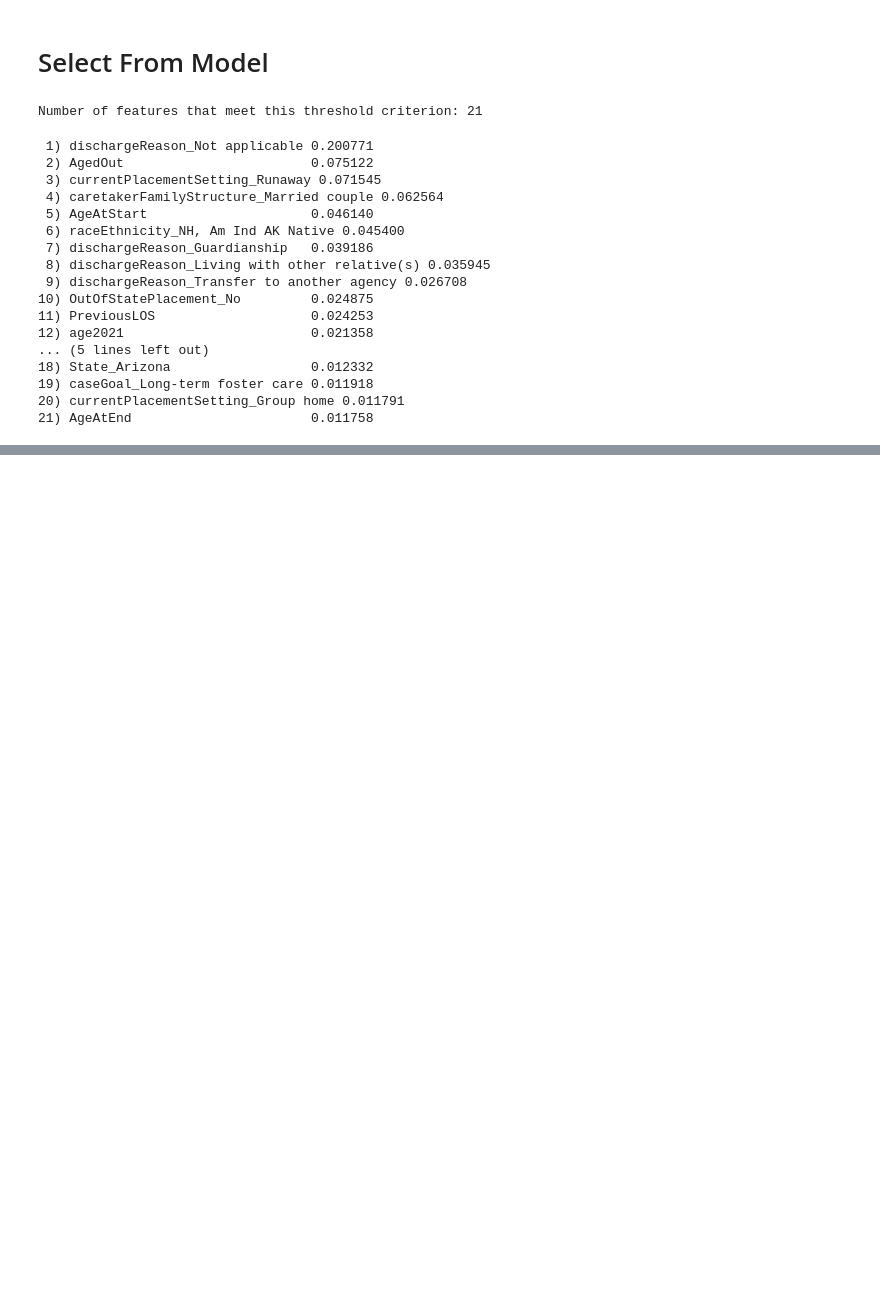
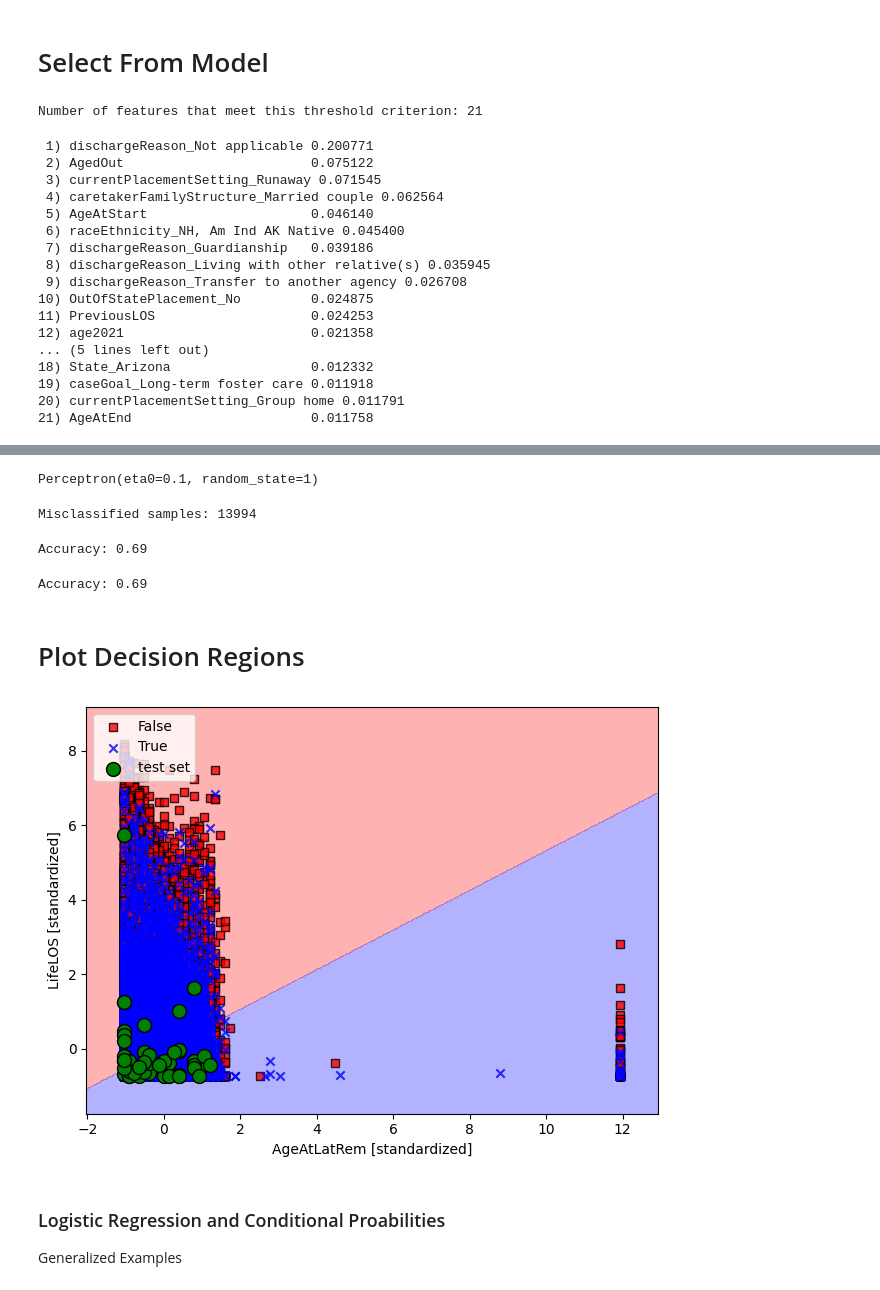
Before and after one commit to sophie2chance2/foster_care_analysis, a Jupyter notebook: prep_ml_data.ipynb, the cells around one changed output, grey strips where cells are left out. Drawn from its saved outputs; the diff is of its cells as text; code cells hidden in the pictures; blank space fills up the shorter version.

```diff
--- a/prep_ml_data.ipynb
+++ b/prep_ml_data.ipynb
@@ -283,0 +314,5 @@ for f in range(X_selected.shape[1]):
+# %%
+X = ml_df[['AgeAtLatRem', 'LifeLOS']].values # only 3 features #, 'FCMntPay', 'HOUSING'
+y = ml_df['dischargeReason_Reunified with parent, primary caretaker']
+# %%
+X_train, X_test, y_train, y_test = train_test_split(X, y, test_size=0.3, random_state=0, stratify=y)
@@ -283,0 +327,29 @@ for f in range(X_selected.shape[1]):
+# %%
+# Scaling
+from sklearn.preprocessing import StandardScaler
+sc = StandardScaler()
+X_train_std = sc.fit_transform(X_train)
+X_test_std = sc.transform(X_test)
+# %%
+# Train a perceptron model
+from sklearn.linear_model import Perceptron
+ppn = Perceptron(eta0=0.1, random_state=1) # eta0 is the learning rate
+ppn.fit(X_train_std, y_train)
+# %% [output]
+Perceptron(eta0=0.1, random_state=1)
+# %%
+y_pred = ppn.predict(X_test_std)
+print('Misclassified samples: %d' % (y_test != y_pred).sum())
+# %% [output]
+Misclassified samples: 13994
+# %%
+from sklearn.metrics import accuracy_score
+print('Accuracy: %.2f' % accuracy_score(y_test, y_pred))
+# %% [output]
+Accuracy: 0.69
+# %%
+print('Accuracy: %.2f' % ppn.score(X_test_std, y_test)) # combines predict and accuracy_score
+# %% [output]
+Accuracy: 0.69
+# %% [markdown]
+# Plot Decision Regions
@@ -283,0 +393,15 @@ for f in range(X_selected.shape[1]):
+# %%
+X_combined_std = np.vstack((X_train_std, X_test_std))
+y_combined = np.hstack((y_train, y_test))
+plot_decision_regions(X=X_combined_std, y=y_combined,
+                        classifier=ppn, test_idx=range(105, 150))
+plt.legend(loc='upper left')
+plt.xlabel('AgeAtLatRem [standardized]') # first feature
+plt.ylabel('LifeLOS [standardized]') # second feature
+plt.tight_layout()
+plt.show()
+# %% [output]
+[figure, added]
+# %% [markdown]
+### Logistic Regression and Conditional Proabilities
+Generalized Examples
```
Also changed, not shown: parts of 34 cells of this notebook, 1 other file.
